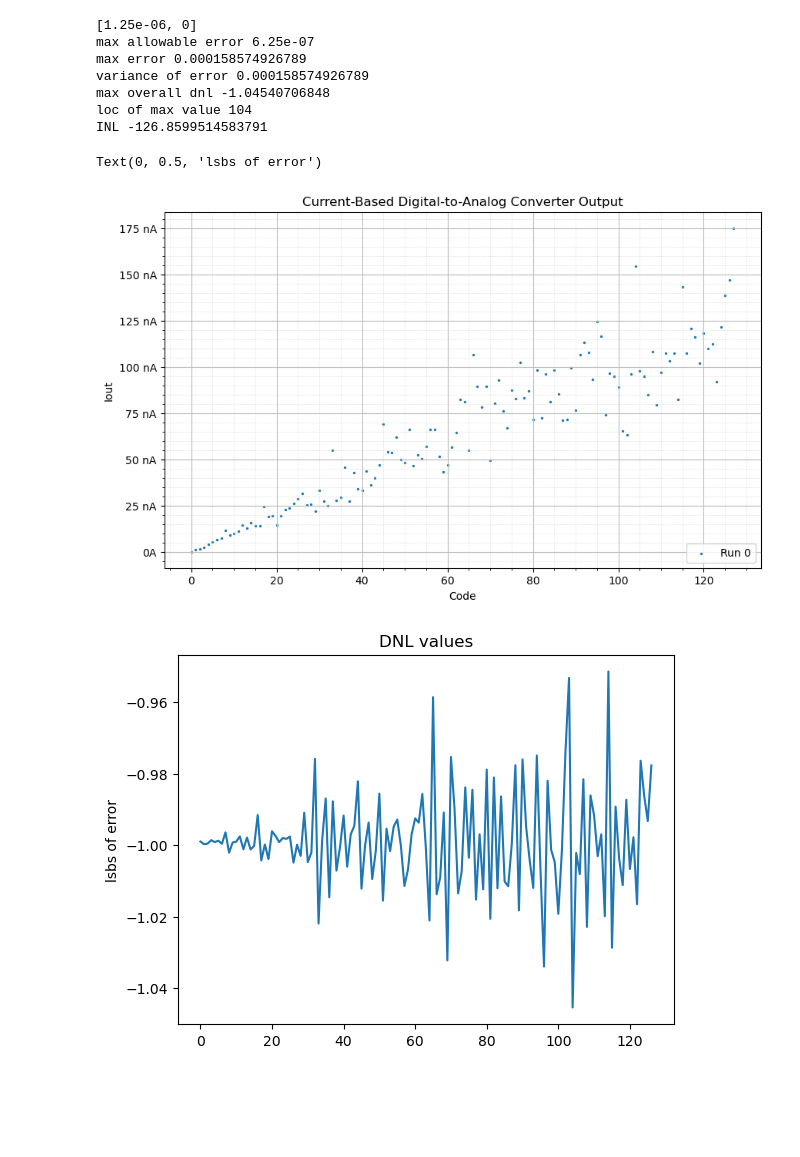
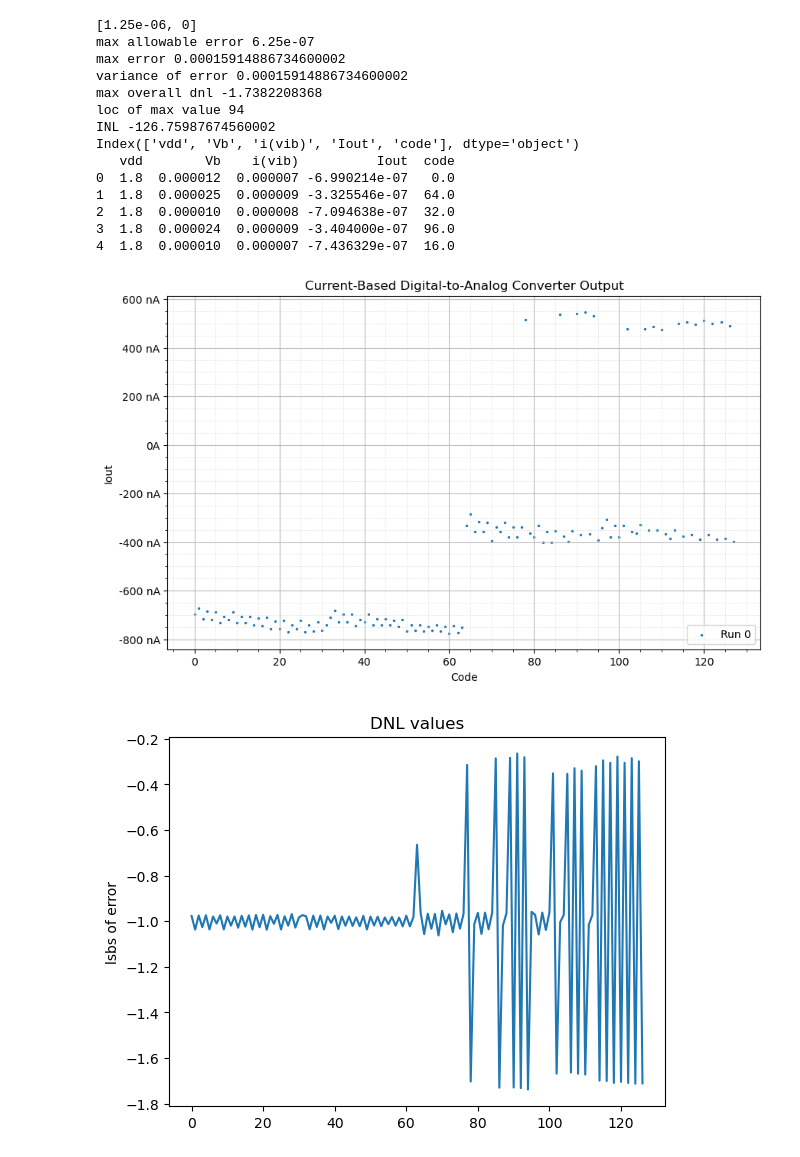
Before and after one commit to James-Jagielski/7-bit-D-A-converter-MP4-MADVLSI, a Jupyter notebook: schematics/simulations/plot_dac_mc.ipynb, the cells around one changed output. Cells and saved outputs as stored; diff of their text form; code cells hidden in the pictures; blank space fills up the shorter version.

```diff
--- a/schematics/simulations/plot_dac_mc.ipynb
+++ b/schematics/simulations/plot_dac_mc.ipynb
@@ -13,7 +13,7 @@ nano = 1e-9
 
 #100na test
 # results_dir = "ieee_DAC/bias_current_test_results/"
-results_dir = "ieee_DAC/dac_with_external_bias_gen/pmos_4"
+results_dir = "ieee_DAC/dac_with_external_bias_gen/test_13"
 # pmos_1: with generator and just the Iout grounded
 # pmos_2: with generator and both Idumps grounded
 # pmos_3: with current source
@@ -32,9 +32,9 @@ for filename in os.listdir(results_dir):
     df["code"] = df["v0"] * 0 # init column to all 0s
     for bit in range(n_bits):
         # df["code"] = df["code"] + (df[f"v{bit}"] > .5*df["vdd"]) * 2 ** (n_bits - bit - 1)
-        df["code"] = df["code"] + (df[f"v{bit}"] > .5*df["vdd"]) * 2 ** (n_bits - bit - 1)
+        df["code"] = df["code"] + (df[f"v{bit}"] > 0.2) * 2 ** (n_bits - bit - 1)
         df.drop(f"v{bit}", axis = "columns", inplace = True)
-    df.rename({"i(viout)": "Iout"}, axis = "columns", inplace = True)
+    df.rename({"i(viout)": "Iout", "v(vb)": "Vb"}, axis = "columns", inplace = True)
     # print(df.head(10))
 
     mc_simulations.append(df)
@@ -64,38 +64,52 @@ for df_simulation in mc_simulations:
                     ),ideal_step_size),1)
     #print(current)
     cc = list(current) #list(np.vstack((current,dnl)).T)
     #print(len(cc))
     dnl_multi.append(cc)
     for line in cc:
         dnl.append(line)#dnl.append(float(max(line,key=abs)))
     #print(dnl)
 
 inl = np.sum(dnl)
 
 
 
 # plt.plot(range(128),p(range(128)),"k--", label = "trendline", linewidth = .5)
 
 for i, df_simulation in enumerate(mc_simulations):
     # plt.plot(np.array(df_simulation["code"]), np.array(df_simulation["Iout"]), linewidth = 1, label = f"Run {i}")
     plt.scatter(np.array(df_simulation["code"]), np.array(df_simulation["Iout"]), s = 2, label = f"Run {i}")
 plt.legend(loc = "lower right")
 
 plt.figure()
 plt.plot(range(len(dnl)), dnl)
 plt.title("DNL values")
 print("max overall dnl",max(dnl,key=abs))
 print("loc of max value",dnl.index(max(dnl,key=abs)))
 print("INL" , inl)
 plt.ylabel("lsbs of error")
+
+print(df_simulation.columns)
+print(df_simulation.head(5))
+if "Vb" in df_simulation.columns:
+    plt.figure(figsize = (10, 6))
+    mc_helper.axes_labels("Code", "", "Vb", "V", "Bias terminal voltage vs. code")
+    mc_helper.make_grids()
+    plt.scatter(np.array(df_simulation["code"]), np.array(df_simulation["Vb"]))
 # %% [output]
 [1.25e-06, 0]
 max allowable error 6.25e-07
-max error 0.000158574926789
-variance of error 0.000158574926789
-max overall dnl -1.04540706848
-loc of max value 104
-INL -126.8599514583791
+max error 0.00015914886734600002
+variance of error 0.00015914886734600002
+max overall dnl -1.7382208368
+loc of max value 94
+INL -126.75987674560002
+Index(['vdd', 'Vb', 'i(vib)', 'Iout', 'code'], dtype='object')
+   vdd        Vb    i(vib)          Iout  code
+0  1.8  0.000012  0.000007 -6.990214e-07   0.0
+1  1.8  0.000025  0.000009 -3.325546e-07  64.0
+2  1.8  0.000010  0.000008 -7.094638e-07  32.0
+3  1.8  0.000024  0.000009 -3.404000e-07  96.0
+4  1.8  0.000010  0.000007 -7.436329e-07  16.0
-Text(0, 0.5, 'lsbs of error')
-[figure, old version]
+[figure, new version]
-[figure, old version]
+[figure, new version]
```
Also changed, not shown: parts of 1 cell of this notebook, 13 other files.
